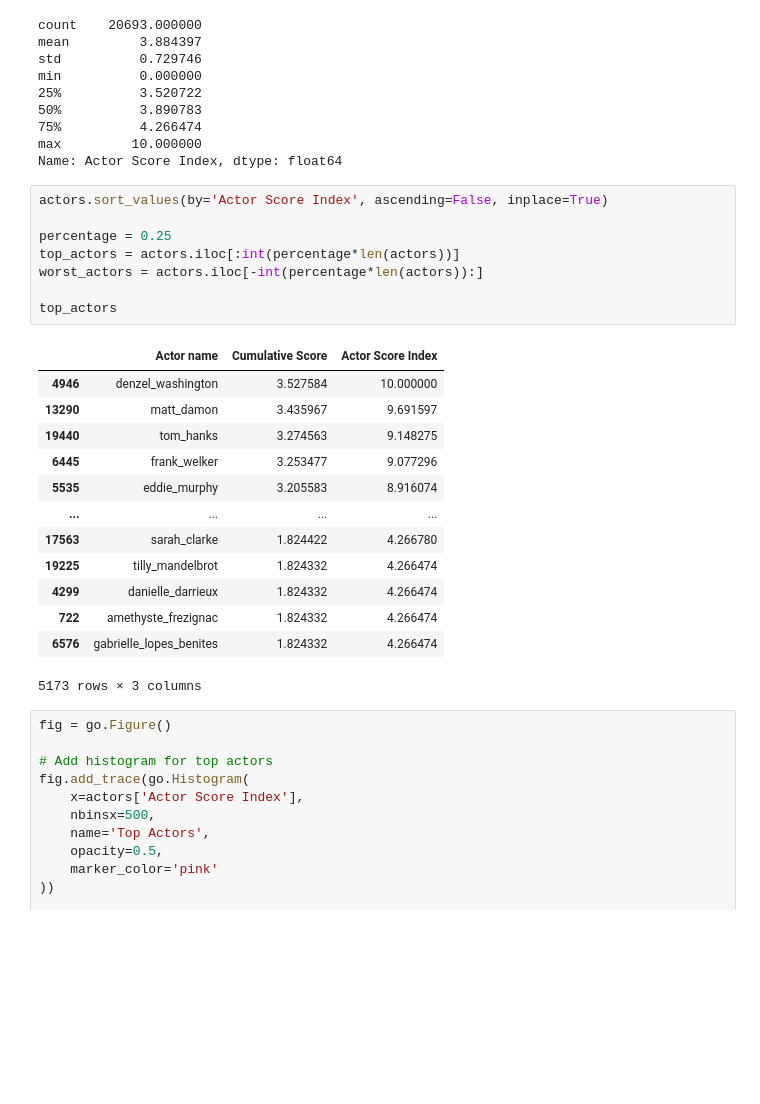
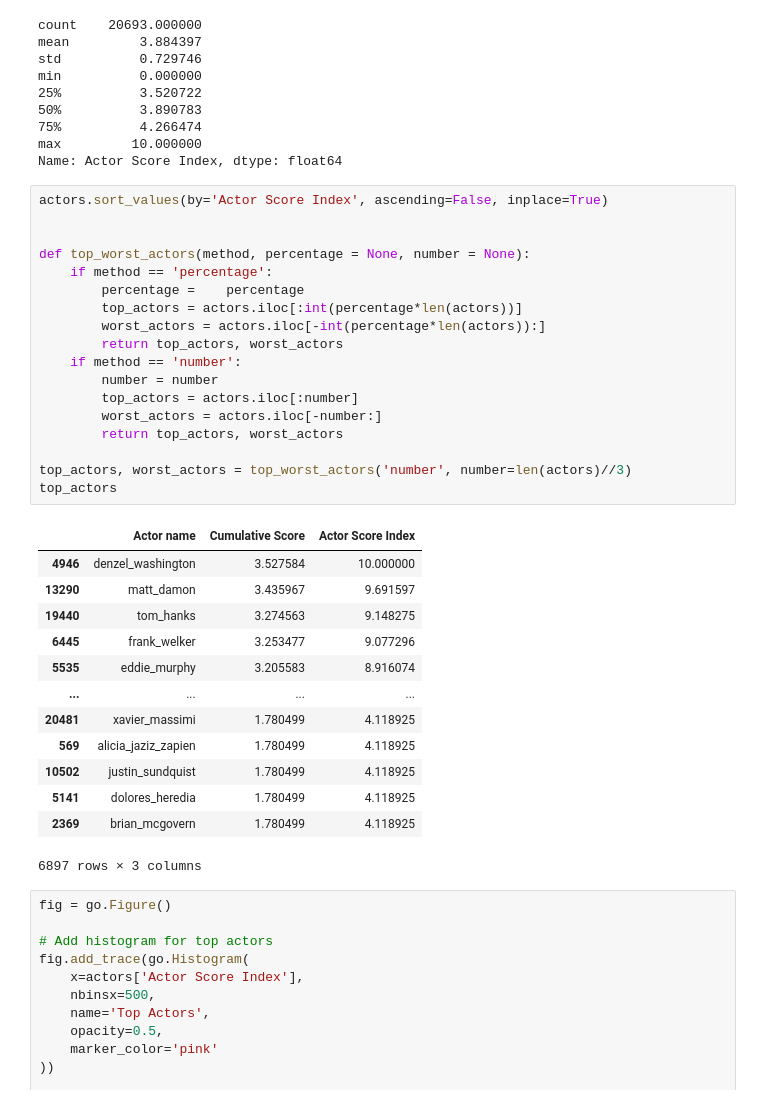
Before and after one commit to epfl-ada/ada-2024-project-sigma-squad, a Jupyter notebook: eliseplotting.ipynb, the cells around one changed output. Saved outputs shown, nothing was run; the diff lists cells and outputs as text; blank space fills up the shorter version.

```diff
--- a/eliseplotting.ipynb
+++ b/eliseplotting.ipynb
@@ -40,25 +41,35 @@ Name: Actor Score Index, dtype: float64
 # %%
 actors.sort_values(by='Actor Score Index', ascending=False, inplace=True)
 
-percentage = 0.25
-top_actors = actors.iloc[:int(percentage*len(actors))]
-worst_actors = actors.iloc[-int(percentage*len(actors)):]
 
+def top_worst_actors(method, percentage = None, number = None):
+    if method == 'percentage':
+        percentage =    percentage
+        top_actors = actors.iloc[:int(percentage*len(actors))]
+        worst_actors = actors.iloc[-int(percentage*len(actors)):]
+        return top_actors, worst_actors
+    if method == 'number':
+        number = number
+        top_actors = actors.iloc[:number]
+        worst_actors = actors.iloc[-number:]
+        return top_actors, worst_actors
+
+top_actors, worst_actors = top_worst_actors('number', number=len(actors)//3)
 top_actors
 # %% [output]
 |  | Actor name | Cumulative Score | Actor Score Index |
 | 4946 | denzel_washington | 3.527584 | 10.000000 |
 | 13290 | matt_damon | 3.435967 | 9.691597 |
 | 19440 | tom_hanks | 3.274563 | 9.148275 |
 | 6445 | frank_welker | 3.253477 | 9.077296 |
 | 5535 | eddie_murphy | 3.205583 | 8.916074 |
 | ... | ... | ... | ... |
-| 17563 | sarah_clarke | 1.824422 | 4.266780 |
-| 19225 | tilly_mandelbrot | 1.824332 | 4.266474 |
-| 4299 | danielle_darrieux | 1.824332 | 4.266474 |
-| 722 | amethyste_frezignac | 1.824332 | 4.266474 |
-| 6576 | gabrielle_lopes_benites | 1.824332 | 4.266474 |
+| 20481 | xavier_massimi | 1.780499 | 4.118925 |
+| 569 | alicia_jaziz_zapien | 1.780499 | 4.118925 |
+| 10502 | justin_sundquist | 1.780499 | 4.118925 |
+| 5141 | dolores_heredia | 1.780499 | 4.118925 |
+| 2369 | brian_mcgovern | 1.780499 | 4.118925 |
-5173 rows × 3 columns
+6897 rows × 3 columns
 # %%
 fig = go.Figure()
 
```
Also changed, not shown: parts of 4 cells of this notebook.
